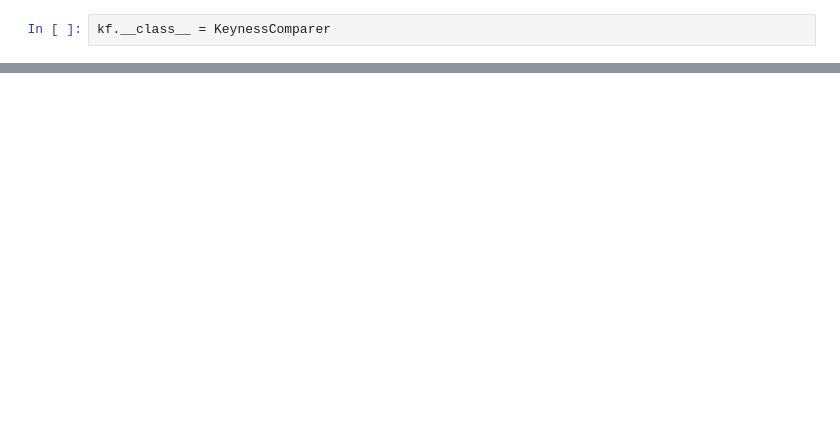
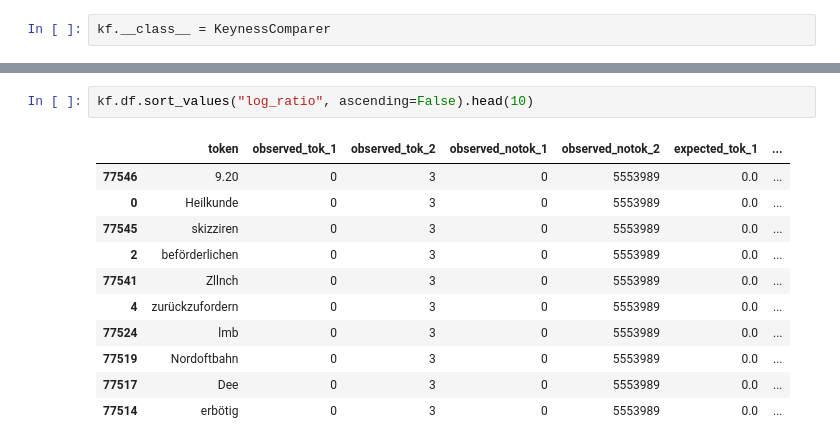
Before and after one commit to zentralbibliothek-zuerich/zblab-summerschool-2026, a Jupyter notebook: notebooks/03_frequency_and_keyness.ipynb, the cells around one changed output, grey strips where cells are left out. Drawn from its saved outputs; the diff is of its cells as text; blank space fills up the shorter version.

```diff
--- a/notebooks/03_frequency_and_keyness.ipynb
+++ b/notebooks/03_frequency_and_keyness.ipynb
@@ -370,0 +377,14 @@ kf.build_keyness_df()
+# %%
+kf.df.sort_values("log_ratio", ascending=False).head(10)
+# %% [output]
+|  | token | observed_tok_1 | observed_tok_2 | observed_notok_1 | observed_notok_2 | expected_tok_1 | ... |
+| 77546 | 9.20 | 0 | 3 | 0 | 5553989 | 0.0 | ... |
+| 0 | Heilkunde | 0 | 3 | 0 | 5553989 | 0.0 | ... |
+| 77545 | skizziren | 0 | 3 | 0 | 5553989 | 0.0 | ... |
+| 2 | beförderlichen | 0 | 3 | 0 | 5553989 | 0.0 | ... |
+| 77541 | Zllnch | 0 | 3 | 0 | 5553989 | 0.0 | ... |
+| 4 | zurückzufordern | 0 | 3 | 0 | 5553989 | 0.0 | ... |
+| 77524 | lmb | 0 | 3 | 0 | 5553989 | 0.0 | ... |
+| 77519 | Nordoftbahn | 0 | 3 | 0 | 5553989 | 0.0 | ... |
+| 77517 | Dee | 0 | 3 | 0 | 5553989 | 0.0 | ... |
+| 77514 | erbötig | 0 | 3 | 0 | 5553989 | 0.0 | ... |
```
Also changed, not shown: parts of 2 cells of this notebook.
